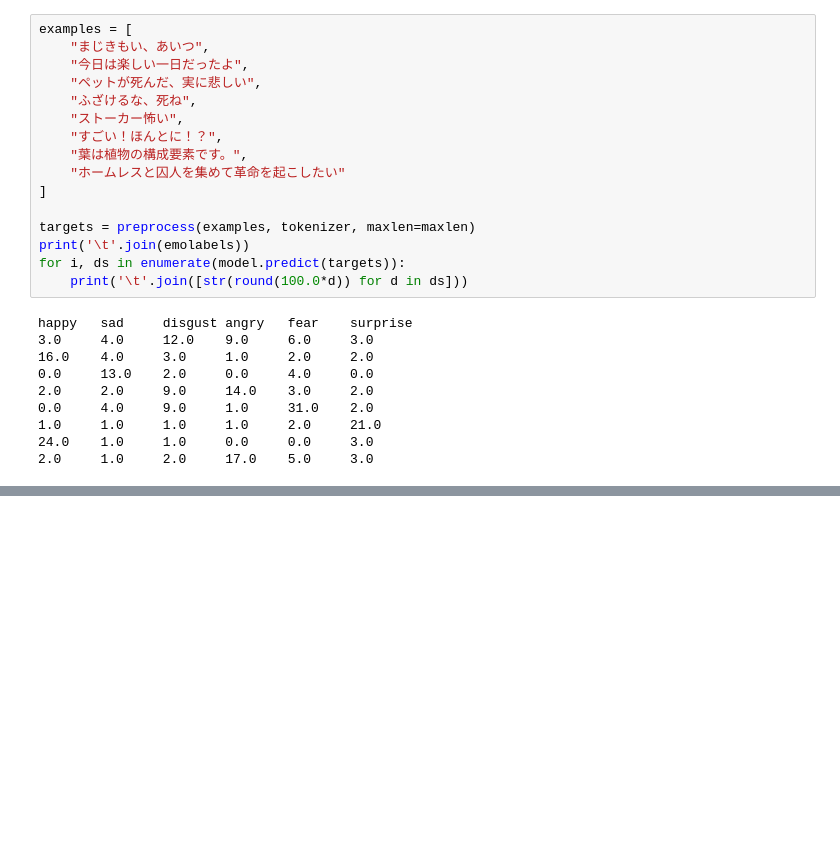
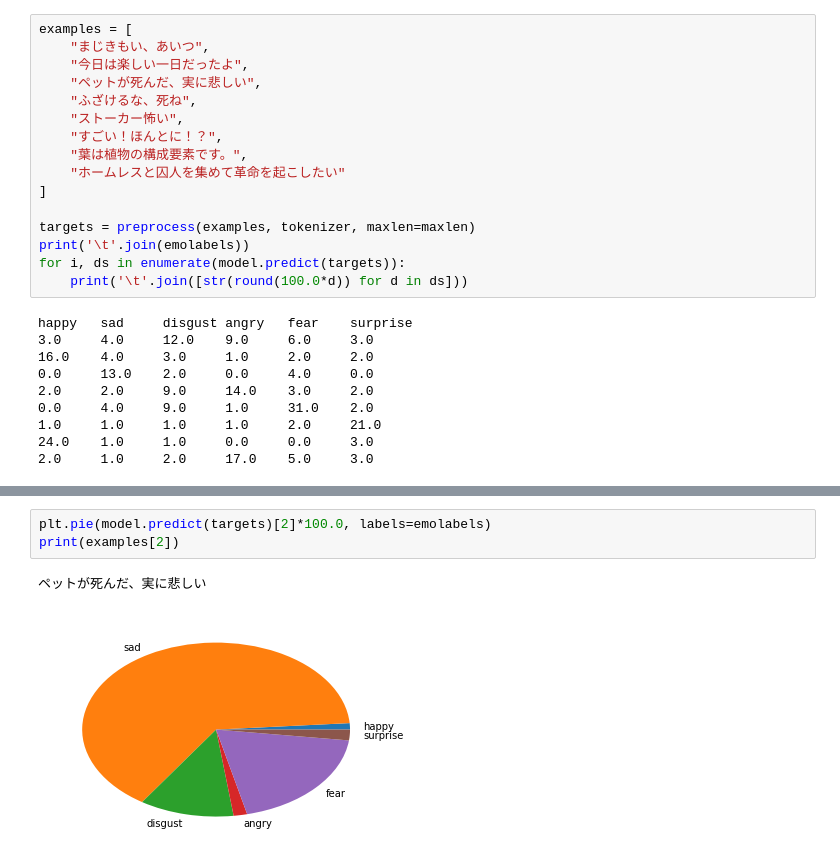
Before and after one commit to HC200ok/credibility_analysis, a Jupyter notebook: notebook/sentiment_analysis/cnn_sentiment_ja.ipynb, the cells around one changed output, grey strips where cells are left out. Cells and saved outputs as stored; diff of their text form; blank space fills up the shorter version.

```diff
--- a/notebook/sentiment_analysis/cnn_sentiment_ja.ipynb
+++ b/notebook/sentiment_analysis/cnn_sentiment_ja.ipynb
@@ -166,0 +181,6 @@ happy   sad     disgust angry   fear    surprise
+# %%
+plt.pie(model.predict(targets)[2]*100.0, labels=emolabels)
+print(examples[2])
+# %% [output]
+ペットが死んだ、実に悲しい
+[figure, added]
```
Also changed, not shown: parts of 6 cells of this notebook.
